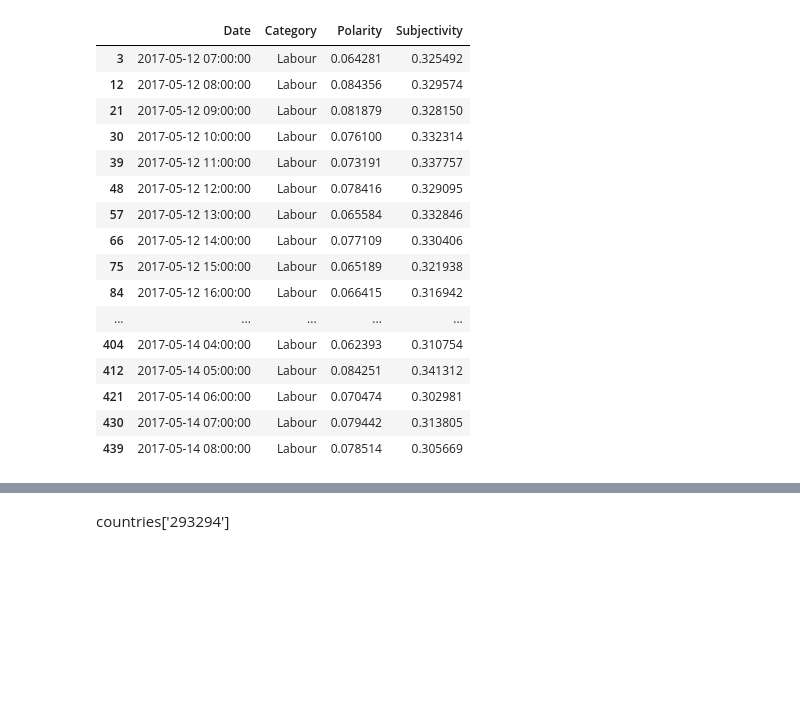
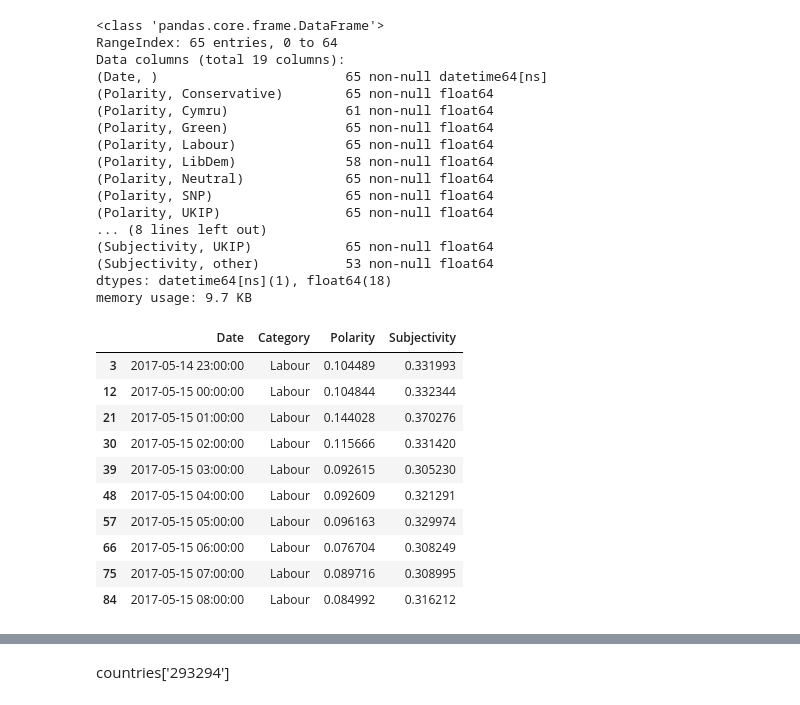
Before and after one commit to hamemuh/UKelections2017, a Jupyter notebook: plot scripts/PandastimeseriesplotsTWITTER.ipynb, the cells around one changed output, grey strips where cells are left out. Saved outputs shown, nothing was run; the diff lists cells and outputs as text; code cells hidden in the pictures; blank space fills up the shorter version.

```diff
--- a/plot scripts/PandastimeseriesplotsTWITTER.ipynb
+++ b/plot scripts/PandastimeseriesplotsTWITTER.ipynb
@@ -15,6 +16,6 @@ db = client.twitterdb
 # %%
 collection = db.final_tweets3
 # %%
-pipe = [{"$project":{"Location": "$user.location", "Category": "$Bin", "tweet": "$text", "Polarity": "$polarity", "Subjectivity": "$subjectivity", "Date" : "$created_at"}}]
+pipe = [{"$match": {"_id": {"$lt": ObjectId("591cd5f00000000000000000"), "$gt":ObjectId("5918e1700000000000000000")}}},{"$project":{"Location": "$user.location", "Category": "$Bin", "tweet": "$text", "Polarity": "$polarity", "Subjectivity": "$subjectivity", "Date" : "$created_at"}}]
 # %%
 q = collection.aggregate(pipeline=pipe)
@@ -24,0 +22,2 @@ TypeError: 'list' object is not callable
+# %%
+z = list(q)
@@ -25,2 +44,2 @@ TypeError: 'list' object is not callable
 # %%
-dfnew
+dfnew = DataFrame(z)
@@ -100,25 +115,39 @@ a
+# %%
+a.info()
+# %% [output]
+<class 'pandas.core.frame.DataFrame'>
+RangeIndex: 65 entries, 0 to 64
+Data columns (total 19 columns):
+(Date, )                        65 non-null datetime64[ns]
+(Polarity, Conservative)        65 non-null float64
+(Polarity, Cymru)               61 non-null float64
+(Polarity, Green)               65 non-null float64
+(Polarity, Labour)              65 non-null float64
+(Polarity, LibDem)              58 non-null float64
+(Polarity, Neutral)             65 non-null float64
+(Polarity, SNP)                 65 non-null float64
+(Polarity, UKIP)                65 non-null float64
+... (8 lines left out)
+(Subjectivity, UKIP)            65 non-null float64
+(Subjectivity, other)           53 non-null float64
+dtypes: datetime64[ns](1), float64(18)
+memory usage: 9.7 KB
 # %%
 df2 = groupcat[groupcat.Category == 'Labour']
 # %%
-df2
+df2[:10]
 # %% [output]
 |  | Date | Category | Polarity | Subjectivity |
-| 3 | 2017-05-12 07:00:00 | Labour | 0.064281 | 0.325492 |
-| 12 | 2017-05-12 08:00:00 | Labour | 0.084356 | 0.329574 |
-| 21 | 2017-05-12 09:00:00 | Labour | 0.081879 | 0.328150 |
-| 30 | 2017-05-12 10:00:00 | Labour | 0.076100 | 0.332314 |
-| 39 | 2017-05-12 11:00:00 | Labour | 0.073191 | 0.337757 |
-| 48 | 2017-05-12 12:00:00 | Labour | 0.078416 | 0.329095 |
-| 57 | 2017-05-12 13:00:00 | Labour | 0.065584 | 0.332846 |
-| 66 | 2017-05-12 14:00:00 | Labour | 0.077109 | 0.330406 |
-| 75 | 2017-05-12 15:00:00 | Labour | 0.065189 | 0.321938 |
-| 84 | 2017-05-12 16:00:00 | Labour | 0.066415 | 0.316942 |
-| ... | ... | ... | ... | ... |
-| 404 | 2017-05-14 04:00:00 | Labour | 0.062393 | 0.310754 |
-| 412 | 2017-05-14 05:00:00 | Labour | 0.084251 | 0.341312 |
-| 421 | 2017-05-14 06:00:00 | Labour | 0.070474 | 0.302981 |
-| 430 | 2017-05-14 07:00:00 | Labour | 0.079442 | 0.313805 |
-| 439 | 2017-05-14 08:00:00 | Labour | 0.078514 | 0.305669 |
+| 3 | 2017-05-14 23:00:00 | Labour | 0.104489 | 0.331993 |
+| 12 | 2017-05-15 00:00:00 | Labour | 0.104844 | 0.332344 |
+| 21 | 2017-05-15 01:00:00 | Labour | 0.144028 | 0.370276 |
+| 30 | 2017-05-15 02:00:00 | Labour | 0.115666 | 0.331420 |
+| 39 | 2017-05-15 03:00:00 | Labour | 0.092615 | 0.305230 |
+| 48 | 2017-05-15 04:00:00 | Labour | 0.092609 | 0.321291 |
+| 57 | 2017-05-15 05:00:00 | Labour | 0.096163 | 0.329974 |
+| 66 | 2017-05-15 06:00:00 | Labour | 0.076704 | 0.308249 |
+| 75 | 2017-05-15 07:00:00 | Labour | 0.089716 | 0.308995 |
+| 84 | 2017-05-15 08:00:00 | Labour | 0.084992 | 0.316212 |
 # %%
 a.iplot(kind='line', xTitle = 'Time', yTitle = 'Sentiment', x = ['Date'], y = ['Polarity'])
 # %% [output]
```
Also changed, not shown: parts of 42 cells of this notebook.
